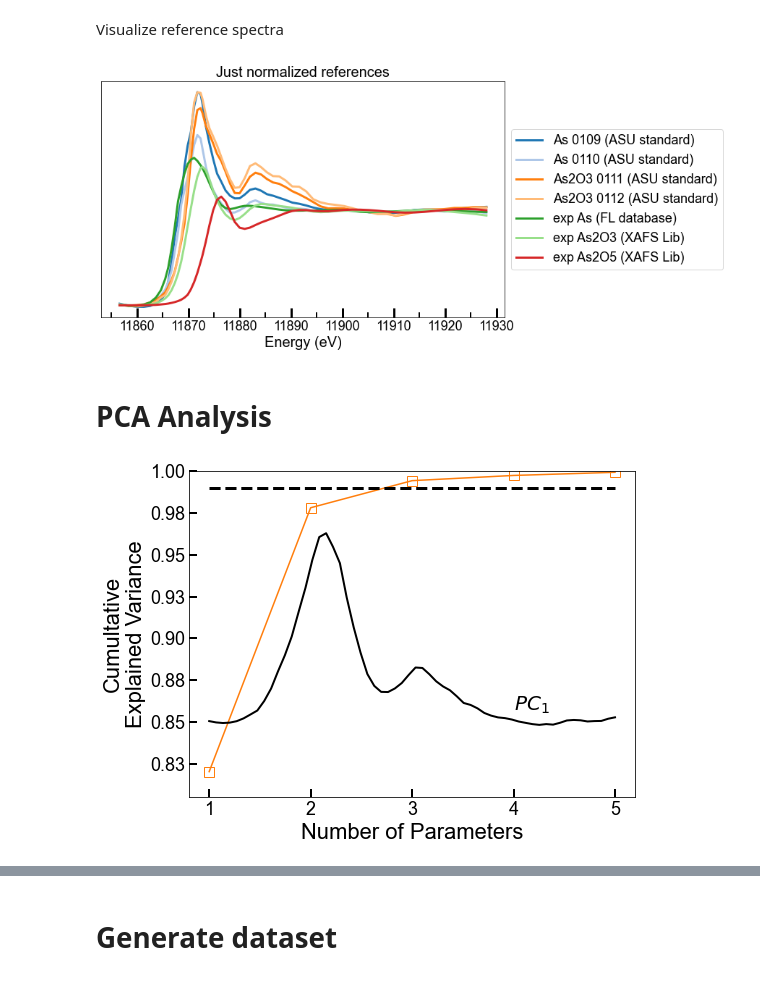
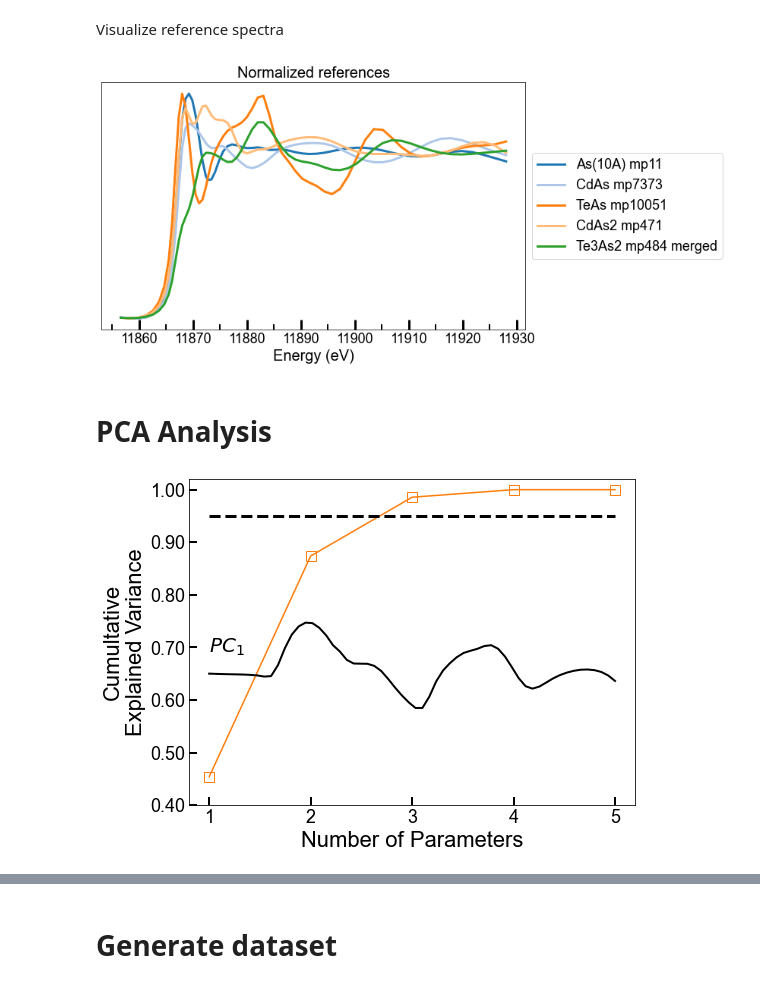
Before and after one commit to stetef/Energy-Point-Selection, a Jupyter notebook: Visualization.ipynb, the cells around one changed output, grey strips where cells are left out. Drawn from its saved outputs; the diff is of its cells as text; code cells hidden in the pictures.

Commit message:
added simulated reference data

```diff
--- a/Visualization.ipynb
+++ b/Visualization.ipynb
@@ -19,6 +20,7 @@ from utils import *
 # Load Reference Data
 Read in example XANES spectra in `Data` folder.
 # %%
-df = parse_file('Data/As_exp_standards_normalized.dat')
+# df = parse_file('Data/As_exp_standards_normalized.dat')
+df = parse_file('Data/As_edge_sim_standards_phases_normalized.dat')
 df.head()
 # %% [output]
@@ -46,22 +41,11 @@ def get_delta_E(energy, ref, set_whiteline=11865):
 # %%
 fig, ax = plt.subplots(figsize=(10, 6))
-delta_Es = []
-align_whiteline = False
 for i, ref in enumerate(Refs):
     energy = np.array(df[f'X{i + 1}'], dtype=float)
-    if align_whiteline:
-        delta_E = get_delta_E(energy, ref)
-        delta_Es.append(delta_E)
-        ax.plot(e + delta_E, ref, '-', linewidth=3, c=plt.cm.tab20(i), label=data_columns[i])
-    else:
-        ax.plot(Energy, ref, '-', linewidth=3, c=plt.cm.tab20(i), label=data_columns[i])
-
+    ax.plot(Energy, ref, '-', linewidth=3, c=plt.cm.tab20(i), label=data_columns[i])
 ax.legend(fontsize=18, loc='center left', bbox_to_anchor=(1., .5))
-if not align_whiteline:
-    plt.title("Just normalized references", fontsize=20)
-else:
-    plt.title("Whiteline aligned references", fontsize=20)
+plt.title("Normalized references", fontsize=20)
 format_axis(ax)
 plt.show()
 # %% [output]
-[figure, old version]
+[figure, new version]
@@ -87,7 +55,7 @@ else:
 fig, ax = plt.subplots(figsize=(8,6))
 
 pca = PCA()
-pca_components = pca.fit_transform(Aligned_Refs)
+pca_components = pca.fit_transform(Refs)
 
 n = 5
 x = np.arange(n) + 1
@@ -95,19 +63,19 @@ cdf = [np.sum(pca.explained_variance_ratio_[:i + 1]) for i in range(n)]
 
 ax.plot(x, cdf, 's-', markersize=10, fillstyle='none',
         color=plt.cm.tab10(.15))
-ax.plot(x, np.ones(len(x)) * 0.99, 'k--', linewidth=3)
+ax.plot(x, np.ones(len(x)) * 0.95, 'k--', linewidth=3)
 
 PC1 = pca.components_[0]
-plt.plot(np.linspace(1, 5, len(PC1)), -PC1*0.3 + 0.85, 'k', linewidth=2)
-text = ax.text(4, 0.86, '$PC_1$', ha="left", va="center", size=20)
+plt.plot(np.linspace(1, 5, len(PC1)), -PC1*0.3 + 0.65, 'k', linewidth=2)
+text = ax.text(1, 0.7, '$PC_1$', ha="left", va="center", size=20)
 
 plt.xticks(x, fontsize=18)
 plt.yticks(fontsize=18)
-plt.ylim(0.805, 1)
+plt.ylim(0.4, 1.02)
 ax.yaxis.set_major_formatter(FormatStrFormatter('%.2f'))
 plt.xlabel('Number of Parameters', fontsize=22)
 plt.ylabel(f'Cumultative\nExplained Variance', fontsize=22)
 ax.tick_params(direction='in', width=2, length=8)
 plt.show()
 # %% [output]
-[figure, old version]
+[figure, new version]
```
Also changed, not shown: parts of 20 cells of this notebook, 15 other files.
